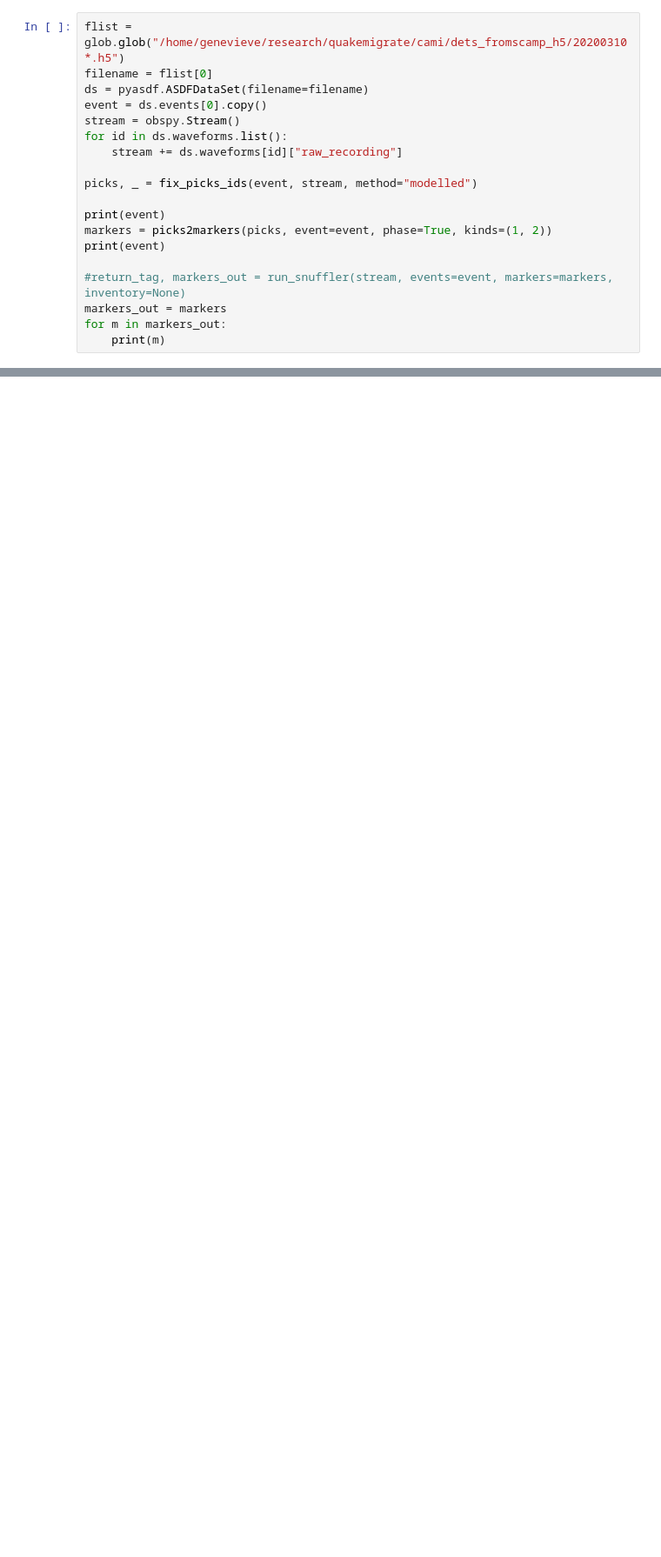
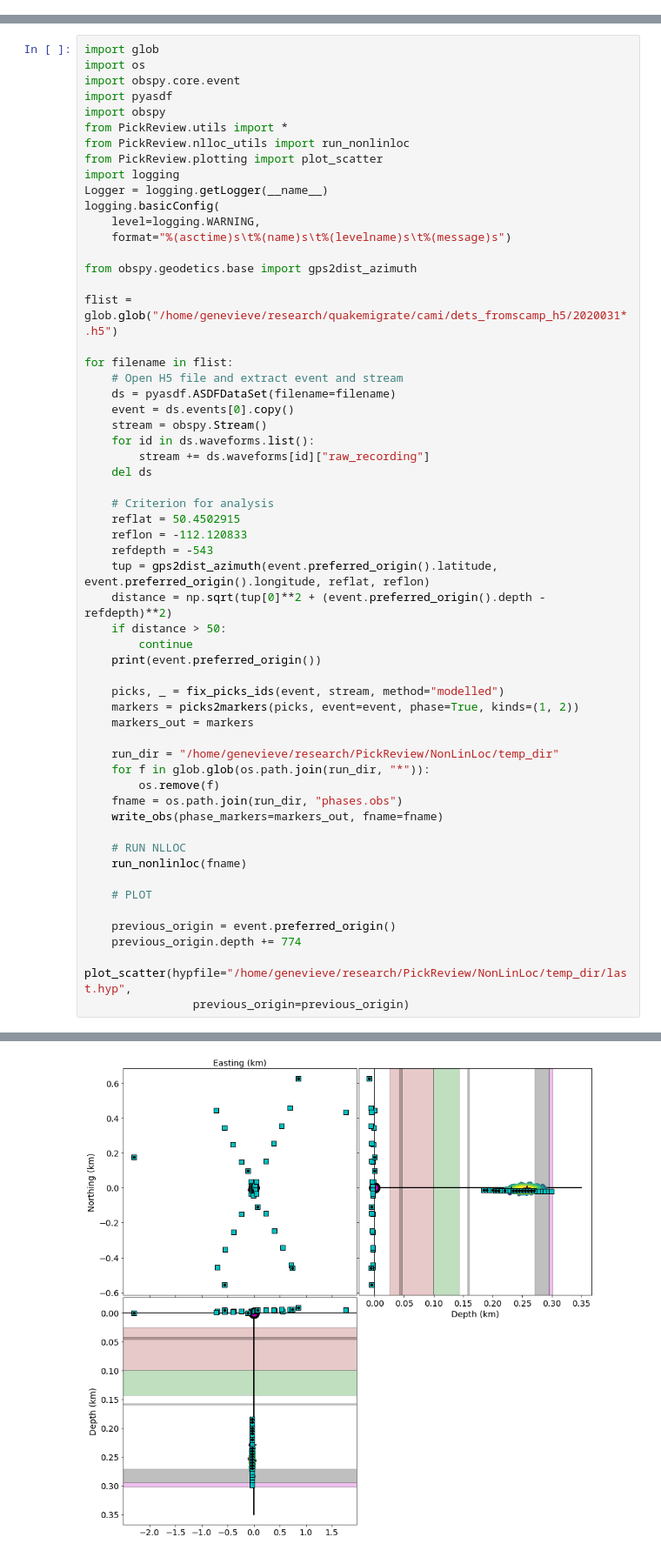
Before and after one commit to savardge/PickReview, a Jupyter notebook: sandbox.ipynb, the cells around one changed output, grey strips where cells are left out. Shown: that part at 87% size. Saved outputs shown, nothing was run; the diff lists cells and outputs as text; blank space fills up the shorter version.

Commit message:
Add nonlinloc run block, plotting and save

```diff
--- a/sandbox.ipynb
+++ b/sandbox.ipynb
@@ -4,19 +0,0 @@ from PickReview.utils import *
-# %%
-flist = glob.glob("/home/genevieve/research/quakemigrate/cami/dets_fromscamp_h5/20200310*.h5")
-filename = flist[0]
-ds = pyasdf.ASDFDataSet(filename=filename)
-event = ds.events[0].copy()
-stream = obspy.Stream()
-for id in ds.waveforms.list():
-    stream += ds.waveforms[id]["raw_recording"]
-
-picks, _ = fix_picks_ids(event, stream, method="modelled")
-
-print(event)
-markers = picks2markers(picks, event=event, phase=True, kinds=(1, 2))
-print(event)
-
-#return_tag, markers_out = run_snuffler(stream, events=event, markers=markers, inventory=None)
-markers_out = markers
-for m in markers_out:
-    print(m)
@@ -135,0 +1,58 @@ FRS6   ?    HHN  ? S      ? 20200310 0605 50.2924 GAU  -1.00e+00 -1.00e+00 -1.00
+# %%
+import glob
+import os
+import obspy.core.event
+import pyasdf
+import obspy
+from PickReview.utils import *
+from PickReview.nlloc_utils import run_nonlinloc
+from PickReview.plotting import plot_scatter
+import logging
+Logger = logging.getLogger(__name__)
+logging.basicConfig(
+    level=logging.WARNING,
+    format="%(asctime)s\t%(name)s\t%(levelname)s\t%(message)s")
+
+from obspy.geodetics.base import gps2dist_azimuth
+
+flist = glob.glob("/home/genevieve/research/quakemigrate/cami/dets_fromscamp_h5/2020031*.h5")
+
+for filename in flist:
+    # Open H5 file and extract event and stream
+    ds = pyasdf.ASDFDataSet(filename=filename)
+    event = ds.events[0].copy()
+    stream = obspy.Stream()
+    for id in ds.waveforms.list():
+        stream += ds.waveforms[id]["raw_recording"]
+    del ds
+
+    # Criterion for analysis
+    reflat = 50.4502915
+    reflon = -112.120833
+    refdepth = -543
+    tup = gps2dist_azimuth(event.preferred_origin().latitude, event.preferred_origin().longitude, reflat, reflon)
+    distance = np.sqrt(tup[0]**2 + (event.preferred_origin().depth - refdepth)**2)
+    if distance > 50:
+        continue
+    print(event.preferred_origin())
+
+    picks, _ = fix_picks_ids(event, stream, method="modelled")
+    markers = picks2markers(picks, event=event, phase=True, kinds=(1, 2))
+    markers_out = markers
+
+    run_dir = "/home/genevieve/research/PickReview/NonLinLoc/temp_dir"
+    for f in glob.glob(os.path.join(run_dir, "*")):
+        os.remove(f)
+    fname = os.path.join(run_dir, "phases.obs")
+    write_obs(phase_markers=markers_out, fname=fname)
+
+    # RUN NLLOC
+    run_nonlinloc(fname)
+
+    # PLOT
+
+    previous_origin = event.preferred_origin()
+    previous_origin.depth += 774
+    plot_scatter(hypfile="/home/genevieve/research/PickReview/NonLinLoc/temp_dir/last.hyp",
+                previous_origin=previous_origin)
+# %% [output]
@@ -135,0 +76 @@ FRS6   ?    HHN  ? S      ? 20200310 0605 50.2924 GAU  -1.00e+00 -1.00e+00 -1.00
+[figure, added]
```
Also changed, not shown: parts of 7 cells of this notebook, 6 other files.
